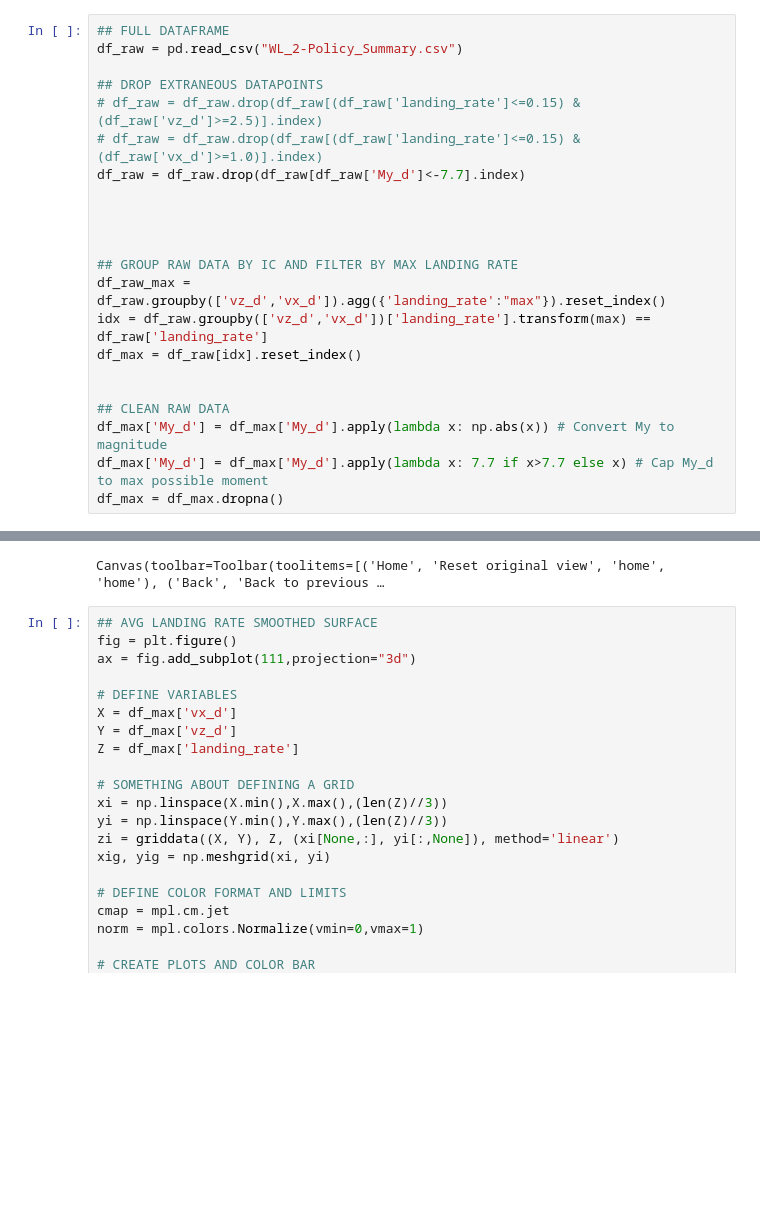
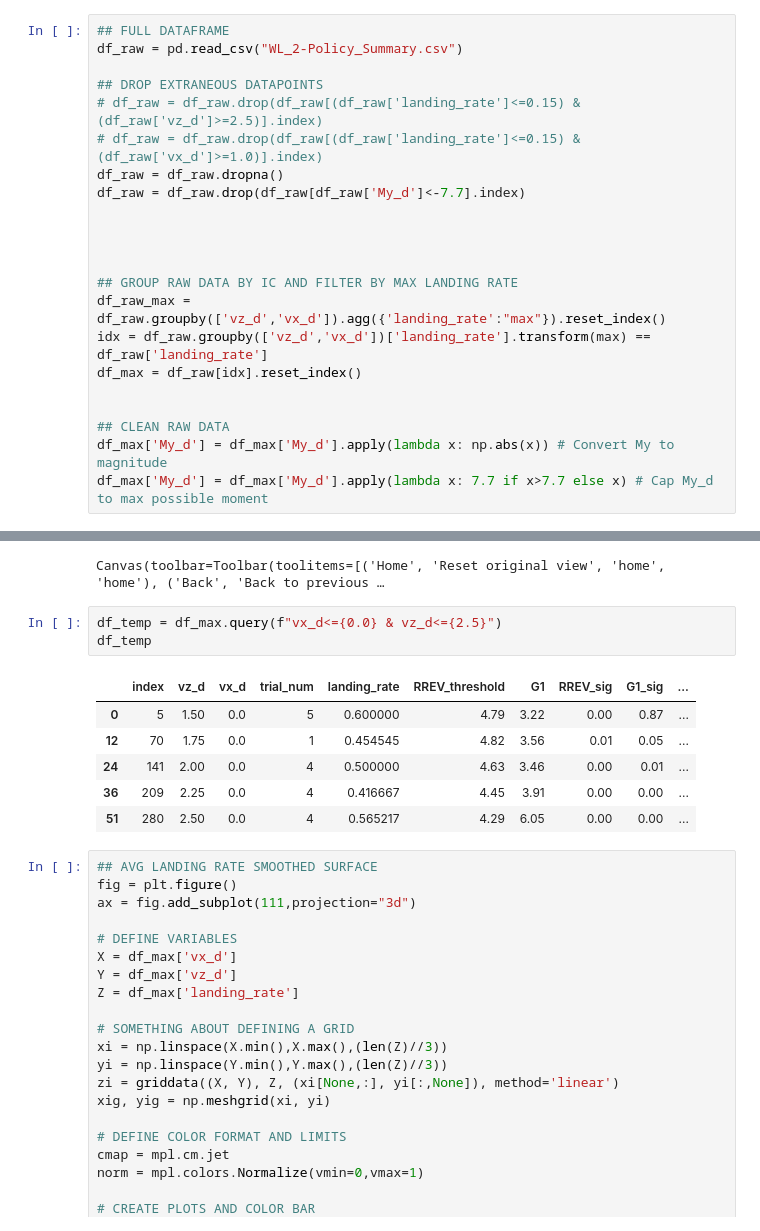
Before and after one commit to bhabas/sar_simulation, a Jupyter notebook: src/Projects/IROS_DataAnalysis/Wide-Long_2-Policy/WL_2-Policy_Max_Analysis.ipynb, the cells around one changed output, grey strips where cells are left out. Saved outputs shown, nothing was run; the diff lists cells and outputs as text; blank space fills up the shorter version.

```diff
--- a/src/Projects/IROS_DataAnalysis/Wide-Long_2-Policy/WL_2-Policy_Max_Analysis.ipynb
+++ b/src/Projects/IROS_DataAnalysis/Wide-Long_2-Policy/WL_2-Policy_Max_Analysis.ipynb
@@ -23,6 +23,7 @@ df_raw = pd.read_csv("WL_2-Policy_Summary.csv")
 ## DROP EXTRANEOUS DATAPOINTS
 # df_raw = df_raw.drop(df_raw[(df_raw['landing_rate']<=0.15) & (df_raw['vz_d']>=2.5)].index)
 # df_raw = df_raw.drop(df_raw[(df_raw['landing_rate']<=0.15) & (df_raw['vx_d']>=1.0)].index)
+df_raw = df_raw.dropna()
 df_raw = df_raw.drop(df_raw[df_raw['My_d']<-7.7].index)
 
 
@@ -37,7 +38,6 @@ df_max = df_raw[idx].reset_index()
 ## CLEAN RAW DATA
 df_max['My_d'] = df_max['My_d'].apply(lambda x: np.abs(x)) # Convert My to magnitude
 df_max['My_d'] = df_max['My_d'].apply(lambda x: 7.7 if x>7.7 else x) # Cap My_d to max possible moment
-df_max = df_max.dropna()
 # %%
 # TEMPLATE FOR LINEAR REGRESSION
 from sklearn.linear_model import LinearRegression
@@ -116,6 +116,16 @@ ax.set_title('Landing Rate (Raw Data)')
 plt.show()
 # %% [output]
 Canvas(toolbar=Toolbar(toolitems=[('Home', 'Reset original view', 'home', 'home'), ('Back', 'Back to previous …
+# %%
+df_temp = df_max.query(f"vx_d<={0.0} & vz_d<={2.5}")
+df_temp
+# %% [output]
+|  | index | vz_d | vx_d | trial_num | landing_rate | RREV_threshold | G1 | RREV_sig | G1_sig | ... |
+| 0 | 5 | 1.50 | 0.0 | 5 | 0.600000 | 4.79 | 3.22 | 0.00 | 0.87 | ... |
+| 12 | 70 | 1.75 | 0.0 | 1 | 0.454545 | 4.82 | 3.56 | 0.01 | 0.05 | ... |
+| 24 | 141 | 2.00 | 0.0 | 4 | 0.500000 | 4.63 | 3.46 | 0.00 | 0.01 | ... |
+| 36 | 209 | 2.25 | 0.0 | 4 | 0.416667 | 4.45 | 3.91 | 0.00 | 0.00 | ... |
+| 51 | 280 | 2.50 | 0.0 | 4 | 0.565217 | 4.29 | 6.05 | 0.00 | 0.00 | ... |
 # %%
 ## AVG LANDING RATE SMOOTHED SURFACE
 fig = plt.figure()
```
Also changed, not shown: parts of 6 cells of this notebook, 9 other files.
